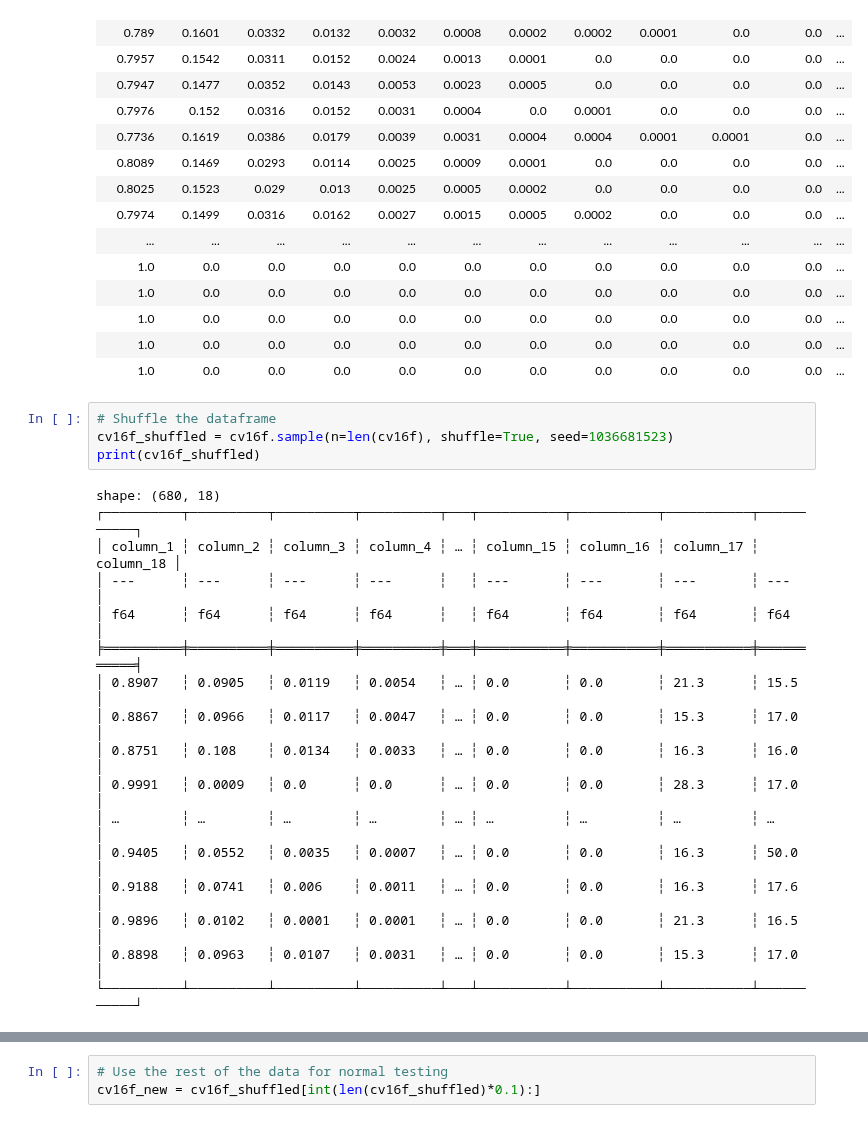
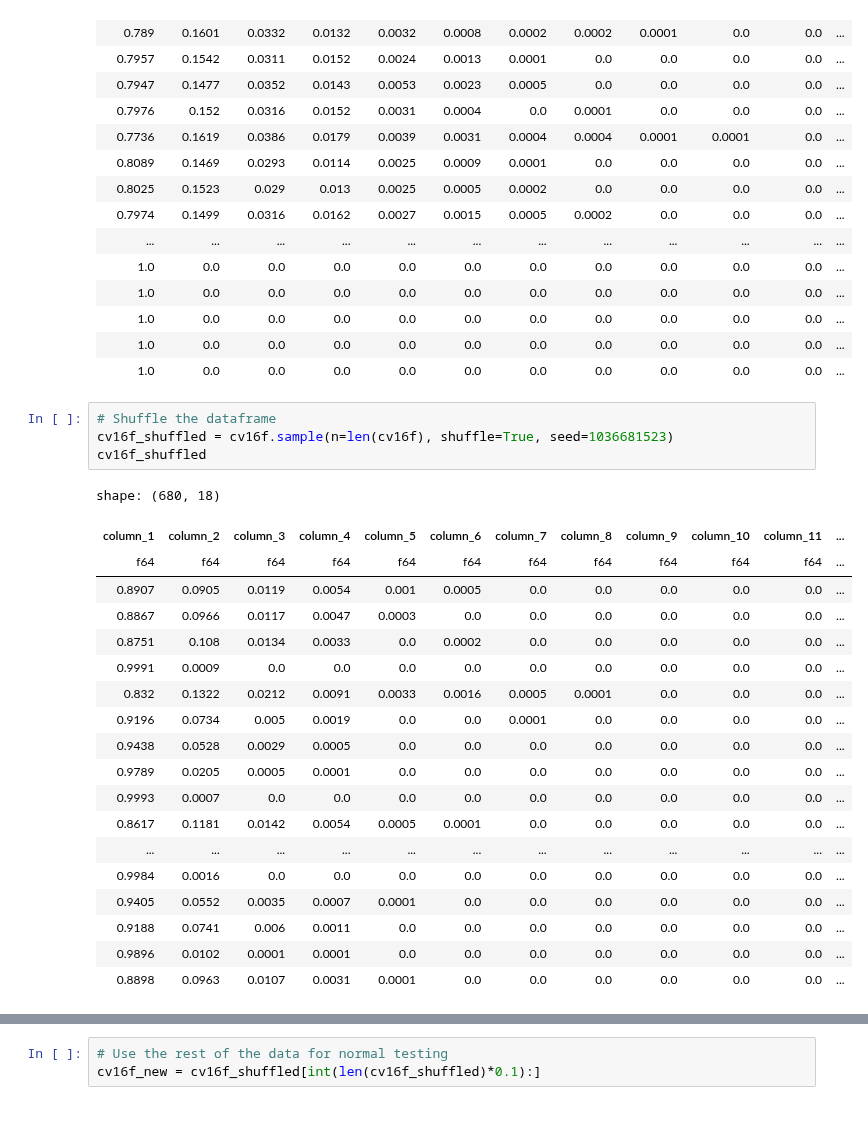
Before and after one commit to jjgranadat/Semillero_SOFA, a Jupyter notebook: ICI_Project/Codes/CountingVectors/CV_16GBd_Regression.ipynb, the cells around one changed output, grey strips where cells are left out. Saved outputs shown, nothing was run; the diff lists cells and outputs as text.

```diff
--- a/ICI_Project/Codes/CountingVectors/CV_16GBd_Regression.ipynb
+++ b/ICI_Project/Codes/CountingVectors/CV_16GBd_Regression.ipynb
@@ -264,24 +265,27 @@ shape: (680, 18)
 # %%
 # Shuffle the dataframe
 cv16f_shuffled = cv16f.sample(n=len(cv16f), shuffle=True, seed=1036681523)
-print(cv16f_shuffled)
+cv16f_shuffled
 # %% [output]
 shape: (680, 18)
-┌──────────┬──────────┬──────────┬──────────┬───┬───────────┬───────────┬───────────┬───────────┐
-│ column_1 ┆ column_2 ┆ column_3 ┆ column_4 ┆ … ┆ column_15 ┆ column_16 ┆ column_17 ┆ column_18 │
-│ ---      ┆ ---      ┆ ---      ┆ ---      ┆   ┆ ---       ┆ ---       ┆ ---       ┆ ---       │
-│ f64      ┆ f64      ┆ f64      ┆ f64      ┆   ┆ f64       ┆ f64       ┆ f64       ┆ f64       │
-╞══════════╪══════════╪══════════╪══════════╪═══╪═══════════╪═══════════╪═══════════╪═══════════╡
-│ 0.8907   ┆ 0.0905   ┆ 0.0119   ┆ 0.0054   ┆ … ┆ 0.0       ┆ 0.0       ┆ 21.3      ┆ 15.5      │
-│ 0.8867   ┆ 0.0966   ┆ 0.0117   ┆ 0.0047   ┆ … ┆ 0.0       ┆ 0.0       ┆ 15.3      ┆ 17.0      │
-│ 0.8751   ┆ 0.108    ┆ 0.0134   ┆ 0.0033   ┆ … ┆ 0.0       ┆ 0.0       ┆ 16.3      ┆ 16.0      │
-│ 0.9991   ┆ 0.0009   ┆ 0.0      ┆ 0.0      ┆ … ┆ 0.0       ┆ 0.0       ┆ 28.3      ┆ 17.0      │
-│ …        ┆ …        ┆ …        ┆ …        ┆ … ┆ …         ┆ …         ┆ …         ┆ …         │
-│ 0.9405   ┆ 0.0552   ┆ 0.0035   ┆ 0.0007   ┆ … ┆ 0.0       ┆ 0.0       ┆ 16.3      ┆ 50.0      │
-│ 0.9188   ┆ 0.0741   ┆ 0.006    ┆ 0.0011   ┆ … ┆ 0.0       ┆ 0.0       ┆ 16.3      ┆ 17.6      │
-│ 0.9896   ┆ 0.0102   ┆ 0.0001   ┆ 0.0001   ┆ … ┆ 0.0       ┆ 0.0       ┆ 21.3      ┆ 16.5      │
-│ 0.8898   ┆ 0.0963   ┆ 0.0107   ┆ 0.0031   ┆ … ┆ 0.0       ┆ 0.0       ┆ 15.3      ┆ 17.0      │
-└──────────┴──────────┴──────────┴──────────┴───┴───────────┴───────────┴───────────┴───────────┘
+| column_1 | column_2 | column_3 | column_4 | column_5 | column_6 | column_7 | column_8 | column_9 | column_10 | column_11 | ... |
+| f64 | f64 | f64 | f64 | f64 | f64 | f64 | f64 | f64 | f64 | f64 | ... |
+| 0.8907 | 0.0905 | 0.0119 | 0.0054 | 0.001 | 0.0005 | 0.0 | 0.0 | 0.0 | 0.0 | 0.0 | ... |
+| 0.8867 | 0.0966 | 0.0117 | 0.0047 | 0.0003 | 0.0 | 0.0 | 0.0 | 0.0 | 0.0 | 0.0 | ... |
+| 0.8751 | 0.108 | 0.0134 | 0.0033 | 0.0 | 0.0002 | 0.0 | 0.0 | 0.0 | 0.0 | 0.0 | ... |
+| 0.9991 | 0.0009 | 0.0 | 0.0 | 0.0 | 0.0 | 0.0 | 0.0 | 0.0 | 0.0 | 0.0 | ... |
+| 0.832 | 0.1322 | 0.0212 | 0.0091 | 0.0033 | 0.0016 | 0.0005 | 0.0001 | 0.0 | 0.0 | 0.0 | ... |
+| 0.9196 | 0.0734 | 0.005 | 0.0019 | 0.0 | 0.0 | 0.0001 | 0.0 | 0.0 | 0.0 | 0.0 | ... |
+| 0.9438 | 0.0528 | 0.0029 | 0.0005 | 0.0 | 0.0 | 0.0 | 0.0 | 0.0 | 0.0 | 0.0 | ... |
+| 0.9789 | 0.0205 | 0.0005 | 0.0001 | 0.0 | 0.0 | 0.0 | 0.0 | 0.0 | 0.0 | 0.0 | ... |
+| 0.9993 | 0.0007 | 0.0 | 0.0 | 0.0 | 0.0 | 0.0 | 0.0 | 0.0 | 0.0 | 0.0 | ... |
+| 0.8617 | 0.1181 | 0.0142 | 0.0054 | 0.0005 | 0.0001 | 0.0 | 0.0 | 0.0 | 0.0 | 0.0 | ... |
+| ... | ... | ... | ... | ... | ... | ... | ... | ... | ... | ... | ... |
+| 0.9984 | 0.0016 | 0.0 | 0.0 | 0.0 | 0.0 | 0.0 | 0.0 | 0.0 | 0.0 | 0.0 | ... |
+| 0.9405 | 0.0552 | 0.0035 | 0.0007 | 0.0001 | 0.0 | 0.0 | 0.0 | 0.0 | 0.0 | 0.0 | ... |
+| 0.9188 | 0.0741 | 0.006 | 0.0011 | 0.0 | 0.0 | 0.0 | 0.0 | 0.0 | 0.0 | 0.0 | ... |
+| 0.9896 | 0.0102 | 0.0001 | 0.0001 | 0.0 | 0.0 | 0.0 | 0.0 | 0.0 | 0.0 | 0.0 | ... |
+| 0.8898 | 0.0963 | 0.0107 | 0.0031 | 0.0001 | 0.0 | 0.0 | 0.0 | 0.0 | 0.0 | 0.0 | ... |
 # %%
 # Extract 10% of the data to use later for "production" testing
 cv16f_prod = cv16f_shuffled[:int(len(cv16f_shuffled)*0.1)]
```
Also changed, not shown: parts of 14 cells of this notebook.
